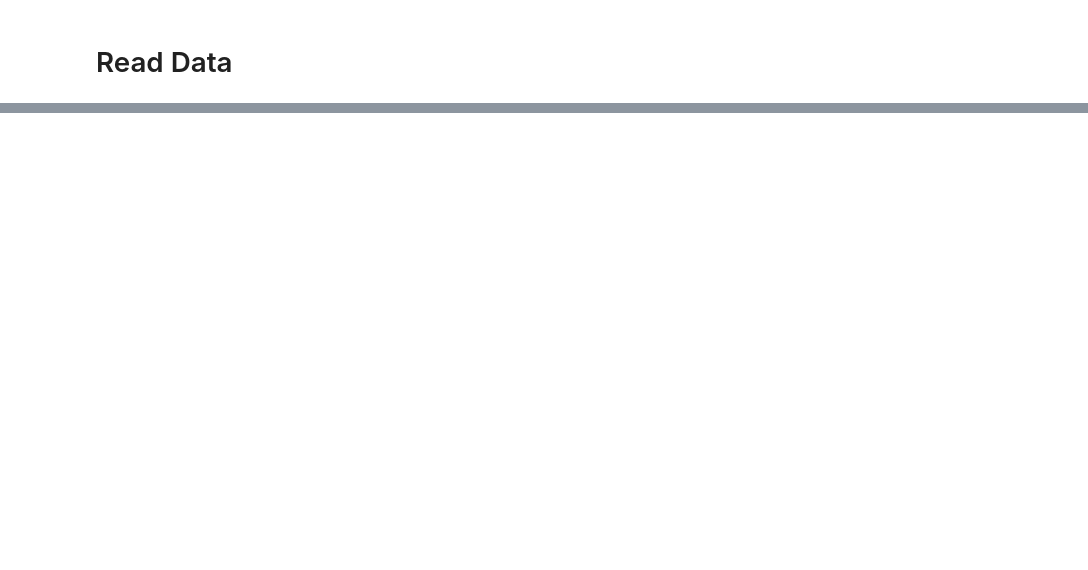
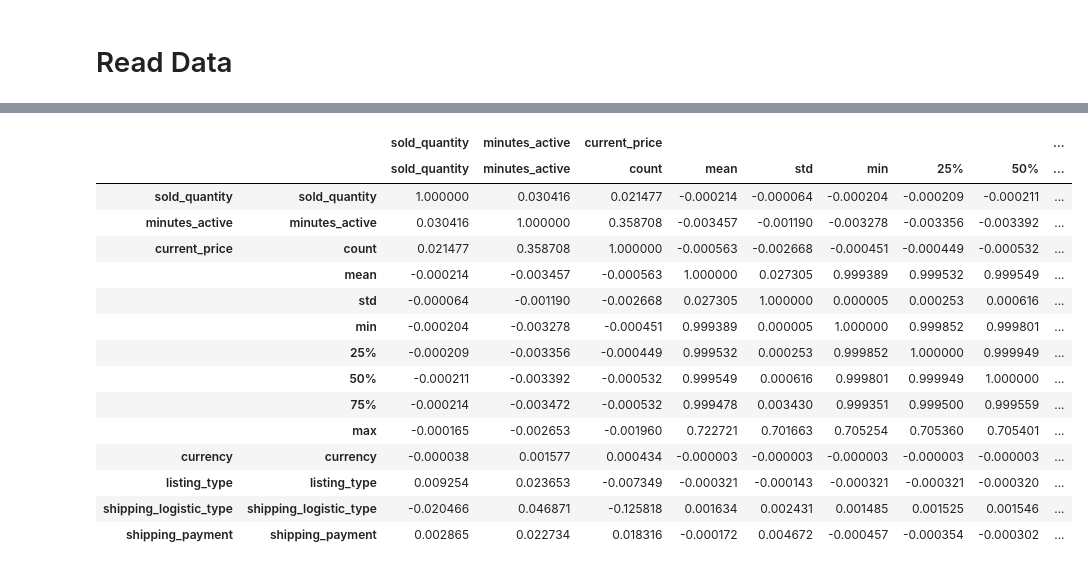
Before and after one commit to brunotagoncalves/MeLi_2021_demand_prediction, a Jupyter notebook: meli_EDA_1st_sub.ipynb, the cells around one changed output, grey strips where cells are left out. Cells and saved outputs as stored; diff of their text form; code cells hidden in the pictures; blank space fills up the shorter version.

```diff
--- a/meli_EDA_1st_sub.ipynb
+++ b/meli_EDA_1st_sub.ipynb
@@ -27,0 +130,21 @@ sample_submission.c 100%[===================>]  18.86M  14.7MB/s    in 1.3s
+# %%
+g_df = pd.read_csv('g_df.csv',index_col=0,header=[0,1])
+# %%
+g_df.corr()
+# %% [output]
+|  |  | sold_quantity | minutes_active | current_price |  |  |  |  |  | ... |
+|  |  | sold_quantity | minutes_active | count | mean | std | min | 25% | 50% | ... |
+| sold_quantity | sold_quantity | 1.000000 | 0.030416 | 0.021477 | -0.000214 | -0.000064 | -0.000204 | -0.000209 | -0.000211 | ... |
+| minutes_active | minutes_active | 0.030416 | 1.000000 | 0.358708 | -0.003457 | -0.001190 | -0.003278 | -0.003356 | -0.003392 | ... |
+| current_price | count | 0.021477 | 0.358708 | 1.000000 | -0.000563 | -0.002668 | -0.000451 | -0.000449 | -0.000532 | ... |
+|  | mean | -0.000214 | -0.003457 | -0.000563 | 1.000000 | 0.027305 | 0.999389 | 0.999532 | 0.999549 | ... |
+|  | std | -0.000064 | -0.001190 | -0.002668 | 0.027305 | 1.000000 | 0.000005 | 0.000253 | 0.000616 | ... |
+|  | min | -0.000204 | -0.003278 | -0.000451 | 0.999389 | 0.000005 | 1.000000 | 0.999852 | 0.999801 | ... |
+|  | 25% | -0.000209 | -0.003356 | -0.000449 | 0.999532 | 0.000253 | 0.999852 | 1.000000 | 0.999949 | ... |
+|  | 50% | -0.000211 | -0.003392 | -0.000532 | 0.999549 | 0.000616 | 0.999801 | 0.999949 | 1.000000 | ... |
+|  | 75% | -0.000214 | -0.003472 | -0.000532 | 0.999478 | 0.003430 | 0.999351 | 0.999500 | 0.999559 | ... |
+|  | max | -0.000165 | -0.002653 | -0.001960 | 0.722721 | 0.701663 | 0.705254 | 0.705360 | 0.705401 | ... |
+| currency | currency | -0.000038 | 0.001577 | 0.000434 | -0.000003 | -0.000003 | -0.000003 | -0.000003 | -0.000003 | ... |
+| listing_type | listing_type | 0.009254 | 0.023653 | -0.007349 | -0.000321 | -0.000143 | -0.000321 | -0.000321 | -0.000320 | ... |
+| shipping_logistic_type | shipping_logistic_type | -0.020466 | 0.046871 | -0.125818 | 0.001634 | 0.002431 | 0.001485 | 0.001525 | 0.001546 | ... |
+| shipping_payment | shipping_payment | 0.002865 | 0.022734 | 0.018316 | -0.000172 | 0.004672 | -0.000457 | -0.000354 | -0.000302 | ... |
```
Also changed, not shown: parts of 31 cells of this notebook.
